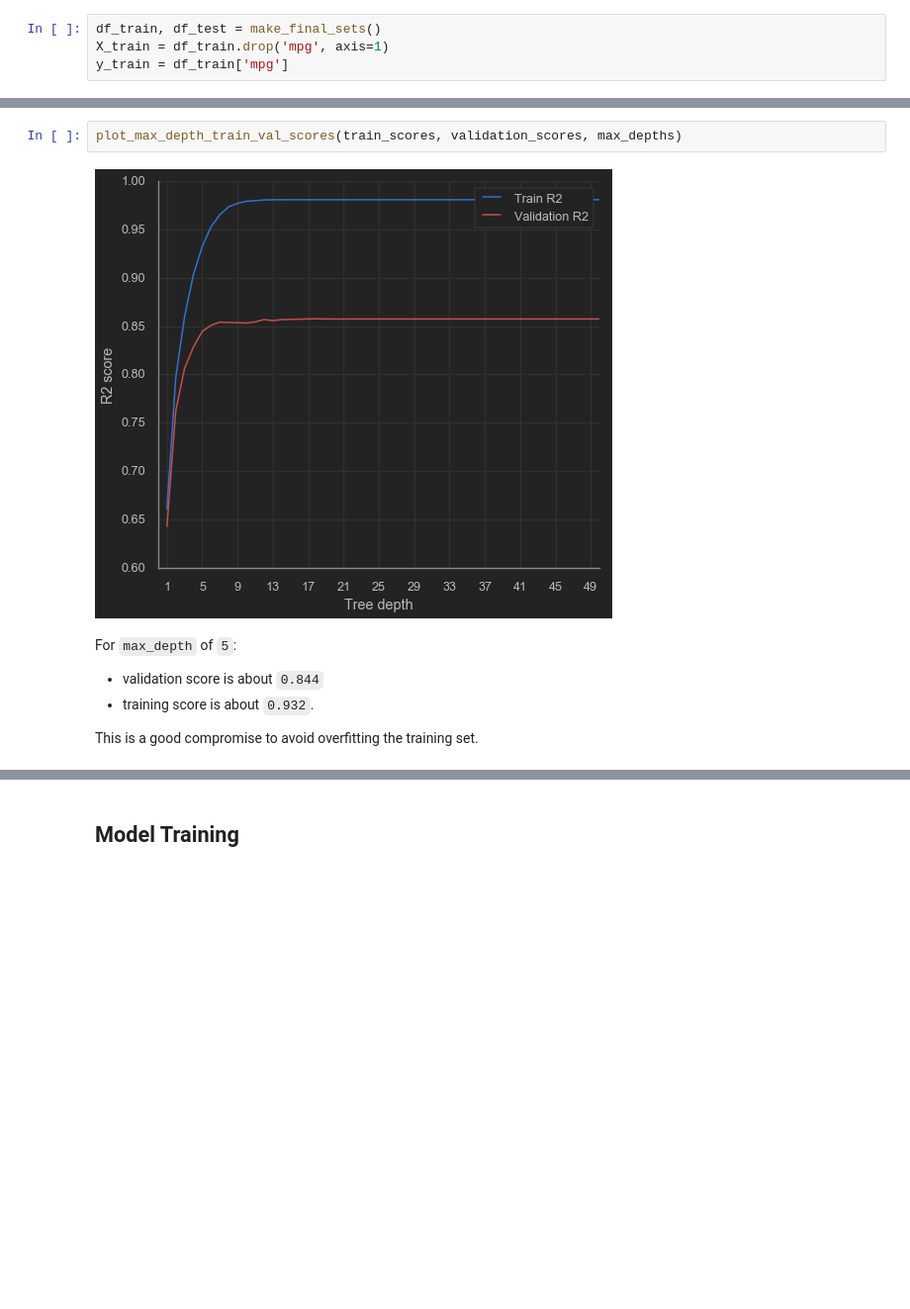
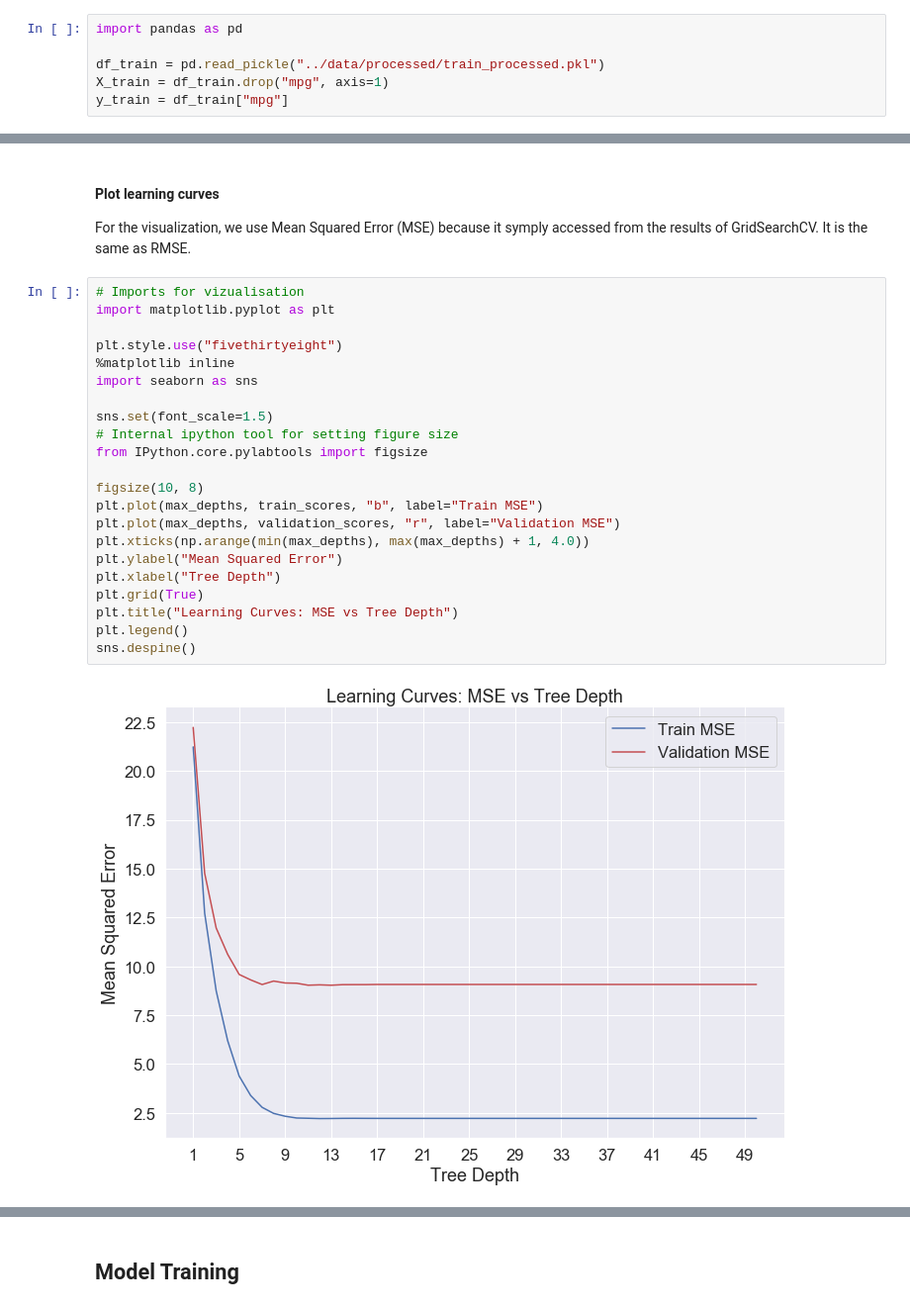
Before and after one commit to rachida-sgh/auto-mpg, a Jupyter notebook: notebooks/05_model_selection_training.ipynb, the cells around one changed output, grey strips where cells are left out. Shown at 99% size. Cells and saved outputs as stored; diff of their text form; blank space fills up the shorter version.

Commit message:
refactor model selection and training

```diff
--- a/notebooks/05_model_selection_training.ipynb
+++ b/notebooks/05_model_selection_training.ipynb
@@ -35,4 +20,6 @@ from src.models.utils import plot_max_depth_train_val_scores
 # %%
-df_train, df_test = make_final_sets()
-X_train = df_train.drop('mpg', axis=1)
-y_train = df_train['mpg']
+import pandas as pd
+
+df_train = pd.read_pickle("../data/processed/train_processed.pkl")
+X_train = df_train.drop("mpg", axis=1)
+y_train = df_train["mpg"]
@@ -130,10 +145,27 @@ GridSearchCV(cv=5, error_score='raise-deprecating',
-# %%
-plot_max_depth_train_val_scores(train_scores, validation_scores, max_depths)
-# %% [output]
-[figure, removed]
-# %% [markdown]
-For `max_depth` of `5`:
-- validation score is about `0.844`
-- training score is about `0.932`.
-
-This is a good compromise to avoid overfitting the training set.
+# %% [markdown]
+#### Plot learning curves
+For the visualization, we use Mean Squared Error (MSE) because it symply accessed from the results of GridSearchCV. It is the same as RMSE.
+# %%
+# Imports for vizualisation
+import matplotlib.pyplot as plt
+
+plt.style.use("fivethirtyeight")
+%matplotlib inline
+import seaborn as sns
+
+sns.set(font_scale=1.5)
+# Internal ipython tool for setting figure size
+from IPython.core.pylabtools import figsize
+
+figsize(10, 8)
+plt.plot(max_depths, train_scores, "b", label="Train MSE")
+plt.plot(max_depths, validation_scores, "r", label="Validation MSE")
+plt.xticks(np.arange(min(max_depths), max(max_depths) + 1, 4.0))
+plt.ylabel("Mean Squared Error")
+plt.xlabel("Tree Depth")
+plt.grid(True)
+plt.title("Learning Curves: MSE vs Tree Depth")
+plt.legend()
+sns.despine()
+# %% [output]
+[figure, added]
```
Also changed, not shown: parts of 28 cells of this notebook, 1 other file.
